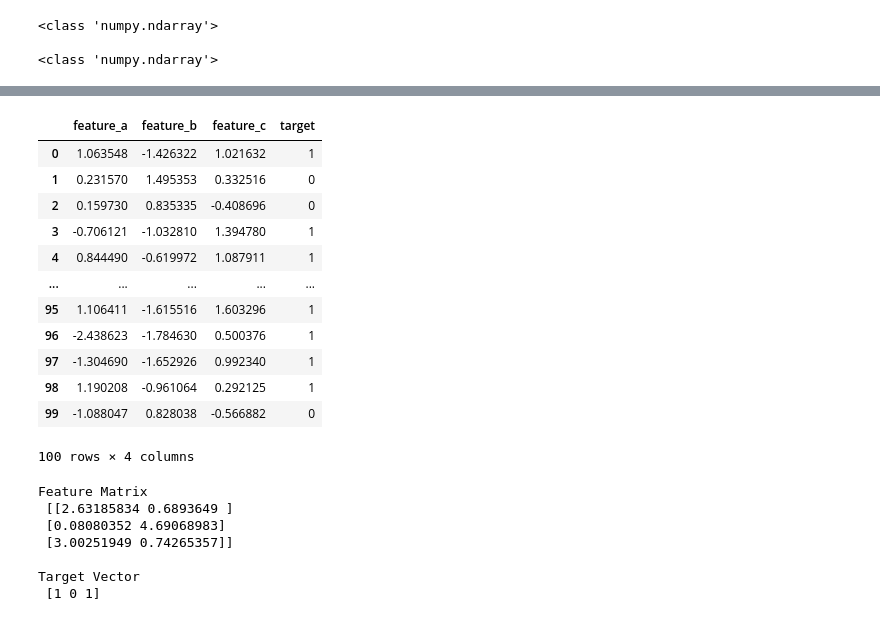
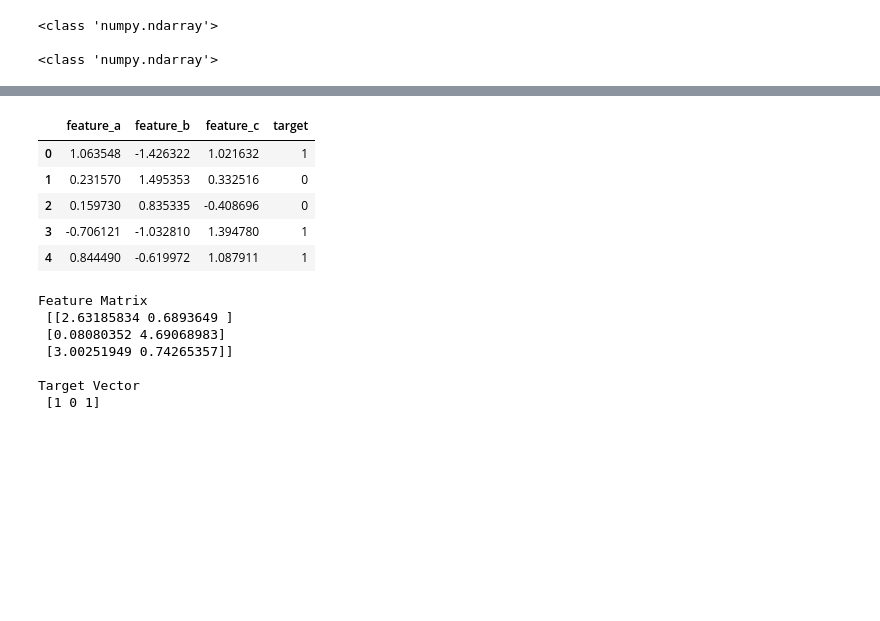
Before and after one commit to akinolu52/advanced-python, a Jupyter notebook: lecture2/lecture2.ipynb, the cells around one changed output, grey strips where cells are left out. Cells and saved outputs as stored; diff of their text form; code cells hidden in the pictures; blank space fills up the shorter version.

```diff
--- a/lecture2/lecture2.ipynb
+++ b/lecture2/lecture2.ipynb
@@ -91,26 +84,19 @@ df
 # %%
 # create a dataframe including features and target
 
 import pandas as pd
 
 df = pd.DataFrame(features, columns=['feature_a', 'feature_b', 'feature_c'])
 df['target'] = target
 
-df
+df.head()
 # %% [output]
 |  | feature_a | feature_b | feature_c | target |
 | 0 | 1.063548 | -1.426322 | 1.021632 | 1 |
 | 1 | 0.231570 | 1.495353 | 0.332516 | 0 |
 | 2 | 0.159730 | 0.835335 | -0.408696 | 0 |
 | 3 | -0.706121 | -1.032810 | 1.394780 | 1 |
 | 4 | 0.844490 | -0.619972 | 1.087911 | 1 |
-| ... | ... | ... | ... | ... |
-| 95 | 1.106411 | -1.615516 | 1.603296 | 1 |
-| 96 | -2.438623 | -1.784630 | 0.500376 | 1 |
-| 97 | -1.304690 | -1.652926 | 0.992340 | 1 |
-| 98 | 1.190208 | -0.961064 | 0.292125 | 1 |
-| 99 | -1.088047 | 0.828038 | -0.566882 | 0 |
-100 rows × 4 columns
 # %%
 from sklearn.datasets import make_blobs
 
```
Also changed, not shown: parts of 17 cells of this notebook, 3 other files.
